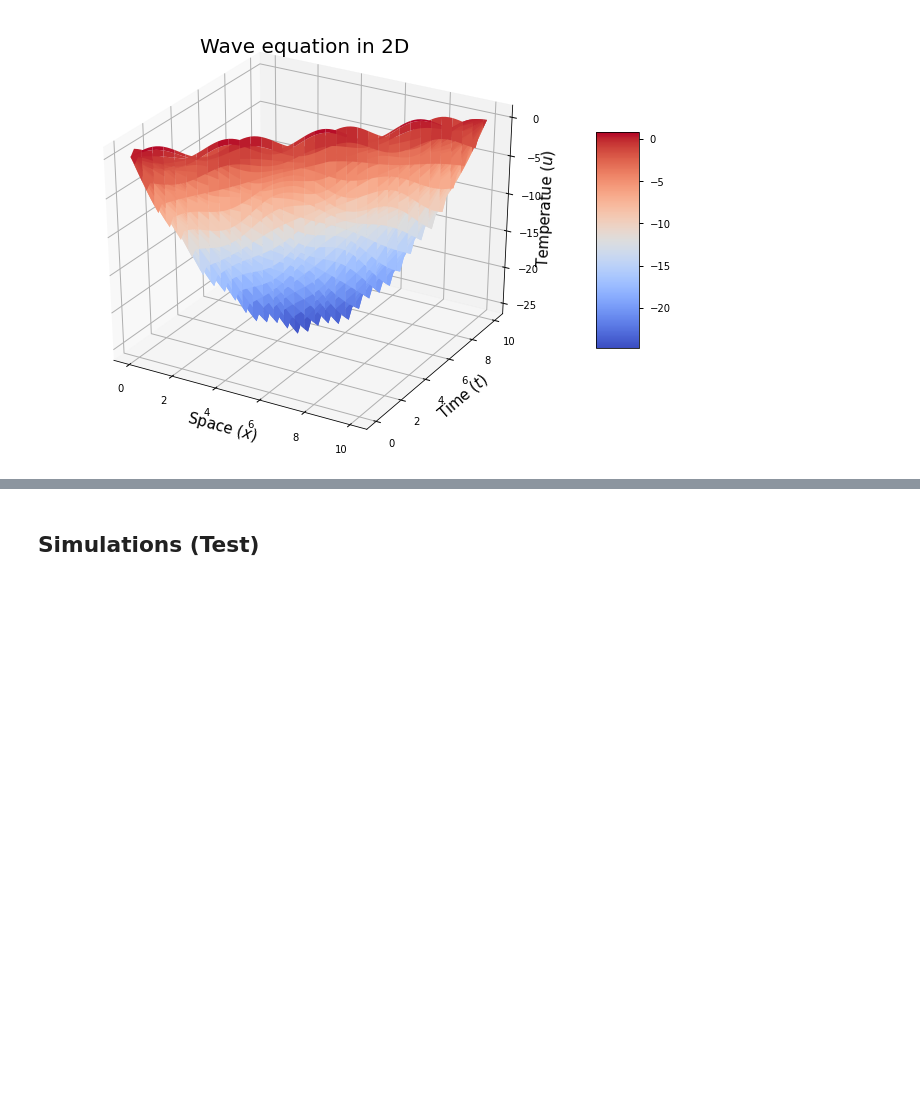
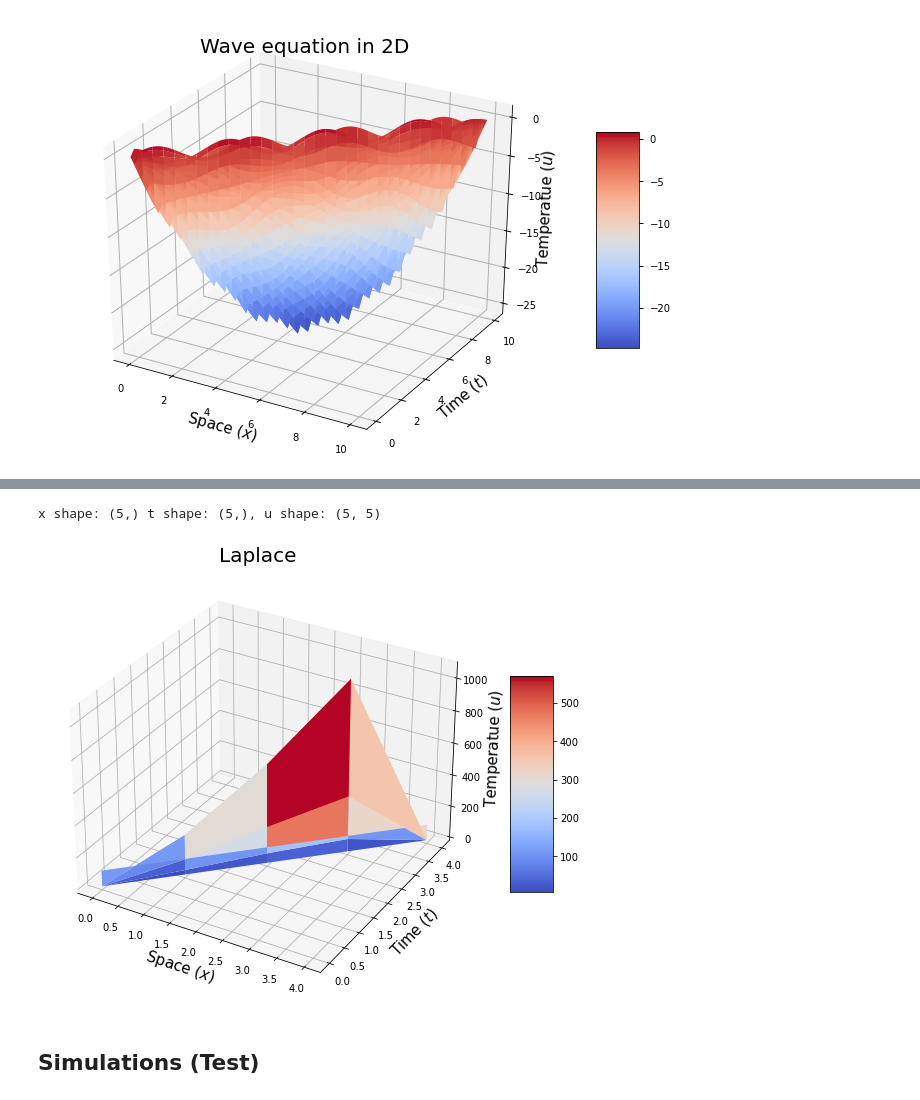
Before and after one commit to Andresmps/Partial-Differential-Equations-Simulator, a Jupyter notebook: Codes/Proyecto_de_EDP.ipynb, the cells around one changed output, grey strips where cells are left out. Drawn from its saved outputs; the diff is of its cells as text; code cells hidden in the pictures; blank space fills up the shorter version.

```diff
--- a/Codes/Proyecto_de_EDP.ipynb
+++ b/Codes/Proyecto_de_EDP.ipynb
@@ -558,2 +680,7 @@ x shape: (101,) t shape: (101,), u shape: (101, 101)
+# %%
+plot_2D(x, y, u, 'Laplace ')
+# %% [output]
+x shape: (5,) t shape: (5,), u shape: (5, 5)
+[figure, added]
 # %% [markdown]
 ## Simulations (Test)
```
Also changed, not shown: parts of 14 cells of this notebook, 6 other files.
